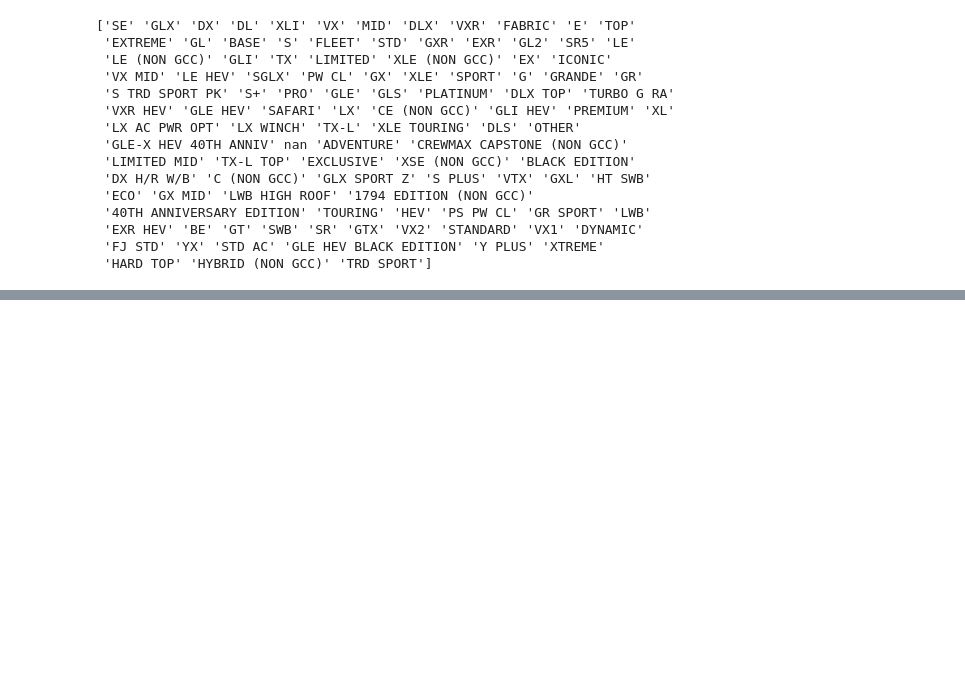
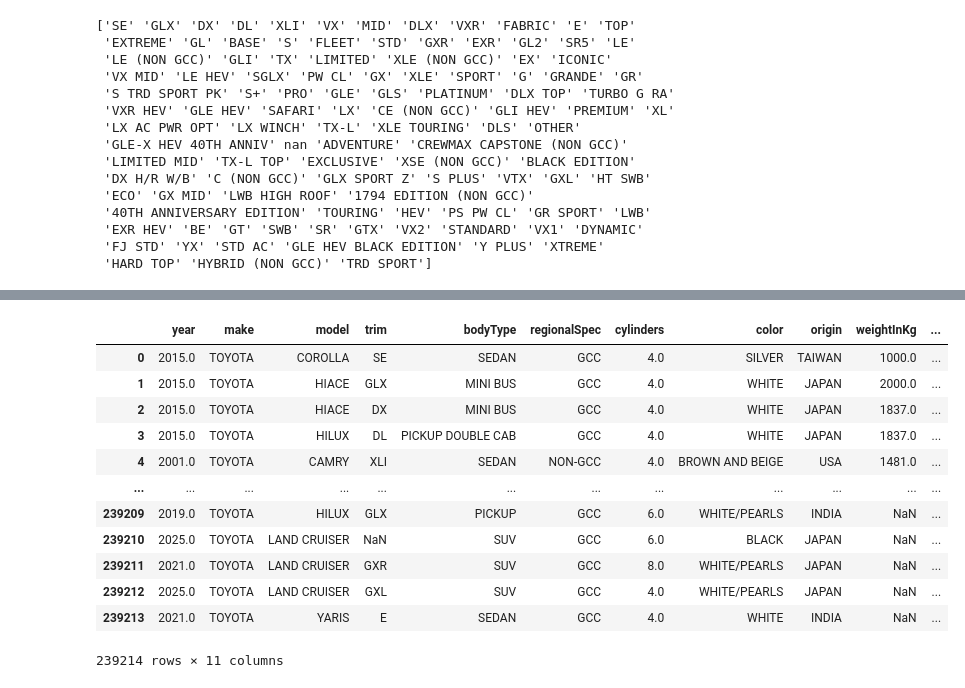
Before and after one commit to ManavKatrodiyaOpash/vin-sphere-python, a Jupyter notebook: Valuation/toyota_valuation.ipynb, the cells around one changed output, grey strips where cells are left out. Drawn from its saved outputs; the diff is of its cells as text; code cells hidden in the pictures; blank space fills up the shorter version.

```diff
--- a/Valuation/toyota_valuation.ipynb
+++ b/Valuation/toyota_valuation.ipynb
@@ -325,0 +62,18 @@ data_new
+# %%
+data = data.loc[data['make'].map(data['make'].value_counts()).sort_values(ascending=False).index]
+# %%
+data
+# %% [output]
+|  | year | make | model | trim | bodyType | regionalSpec | cylinders | color | origin | weightInKg | ... |
+| 0 | 2015.0 | TOYOTA | COROLLA | SE | SEDAN | GCC | 4.0 | SILVER | TAIWAN | 1000.0 | ... |
+| 1 | 2015.0 | TOYOTA | HIACE | GLX | MINI BUS | GCC | 4.0 | WHITE | JAPAN | 2000.0 | ... |
+| 2 | 2015.0 | TOYOTA | HIACE | DX | MINI BUS | GCC | 4.0 | WHITE | JAPAN | 1837.0 | ... |
+| 3 | 2015.0 | TOYOTA | HILUX | DL | PICKUP DOUBLE CAB | GCC | 4.0 | WHITE | JAPAN | 1837.0 | ... |
+| 4 | 2001.0 | TOYOTA | CAMRY | XLI | SEDAN | NON-GCC | 4.0 | BROWN AND BEIGE | USA | 1481.0 | ... |
+| ... | ... | ... | ... | ... | ... | ... | ... | ... | ... | ... | ... |
+| 239209 | 2019.0 | TOYOTA | HILUX | GLX | PICKUP | GCC | 6.0 | WHITE/PEARLS | INDIA | NaN | ... |
+| 239210 | 2025.0 | TOYOTA | LAND CRUISER | NaN | SUV | GCC | 6.0 | BLACK | JAPAN | NaN | ... |
+| 239211 | 2021.0 | TOYOTA | LAND CRUISER | GXR | SUV | GCC | 8.0 | WHITE/PEARLS | JAPAN | NaN | ... |
+| 239212 | 2025.0 | TOYOTA | LAND CRUISER | GXL | SUV | GCC | 4.0 | WHITE/PEARLS | JAPAN | NaN | ... |
+| 239213 | 2021.0 | TOYOTA | YARIS | E | SEDAN | GCC | 4.0 | WHITE | INDIA | NaN | ... |
+239214 rows × 11 columns
```
Also changed, not shown: parts of 5 cells of this notebook, 4 other files.
